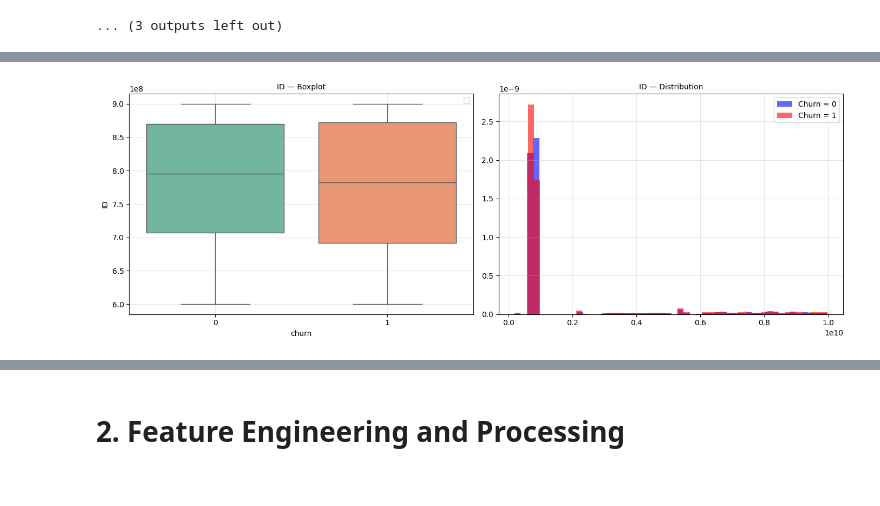
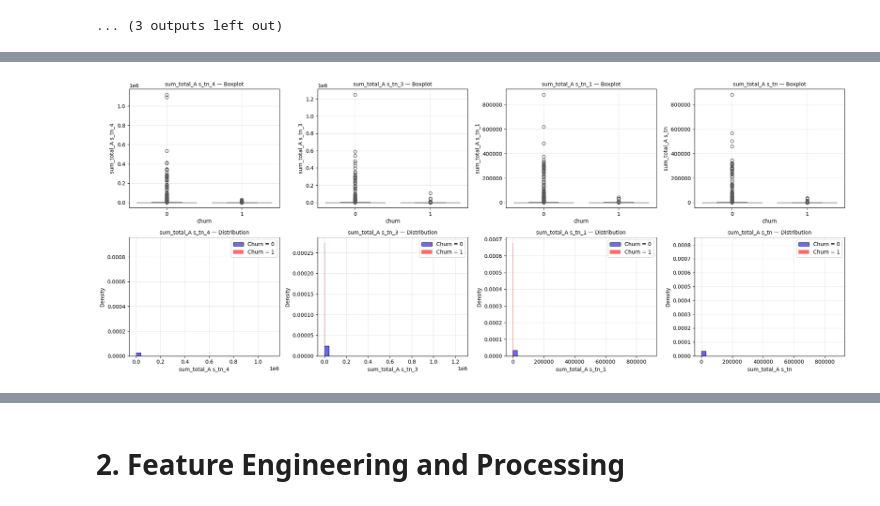
Before and after one commit to outlook1227/Python-Notebook-for-Dataset, a Jupyter notebook: Viettel Customer Analysis/Viettel_Churn.ipynb, the cells around one changed output, grey strips where cells are left out. Drawn from its saved outputs; the diff is of its cells as text; code cells hidden in the pictures.

```diff
--- a/Viettel Customer Analysis/Viettel_Churn.ipynb
+++ b/Viettel Customer Analysis/Viettel_Churn.ipynb
@@ -297,6 +312,7 @@ correlations = df_full.drop(columns=["churn"], errors="ignore").corr(method="pea
 corr_pairs = (correlations.where(np.triu(np.ones(correlations.shape), k = 1).astype(bool))
               .stack()
               .reset_index())
+cum_col = [col for col in correlations.columns if col.startswith('sum_total_use_charge')]
 corr_pairs.columns = ["Feature_1", "Feature_2", "Correlation"]
 
 # Sort correlation values descending
@@ -355,6 +371,9 @@ if drop_candidates:
 else:
   print("  - No strong correlations found about threshold.")
 
+# Store top features for later use
+TOP_PREDICTIVE_FEATURES = top_corr["Feature_1"].head(N).tolist()
+
 print("=" * 10, "CORRELATION ANALYSIS COMPLETED", "=" * 10)
 # %% [output]
 ========== FEATURE CORRELATION ANALYSIS ==========
@@ -427,12 +446,14 @@ original_shape = df_full.shape
 df = df_full.drop(columns=features_to_remove, errors = "ignore")
 print(f"Shape: {original_shape} → {df.shape}")
 
-# Remove the duplicates. These features have not survived.
+# Create the modeling_features from the available_features
 modeling_features = []
 for features_list in feature_groups.values():
   modeling_features.extend(features_list)
 
-modeling_features = [col for col in modeling_features if col not in features_to_remove]
+# Remove the duplicates. These features have not survived.
+modeling_features = list(dict.fromkeys(modeling_features))
+modeling_features = [col for col in modeling_features if col in df.columns]
 
 # Classify for type of data
 numeric_features = [f for f in modeling_features if f in df.select_dtypes(include=[np.number]).columns]
@@ -660,27 +681,36 @@ max            10222.00          12566.00          19279.00
 [figure]
 ... (3 outputs left out)
 # %%
-def analyze_numeric_features(df, target, features, max_features=5):
-    """
-    - features: list features còn lại sau khi lọc tương quan (remaining_features)
-    - max_features: số features quan trọng nhất
-    """
-    numeric_feats = df[features].select_dtypes(include=[np.number]).columns.tolist()
-    numeric_feats = numeric_feats[:max_features]
+def analyze_numeric_features(features, max_features):
+  """
+  - features: list features còn lại sau đó lọc tương quan (remaining_features)
+  - max_features: số features quan trọng nhất
+  """
+  if not features:
+      print("No numeric features to analyze.")
+      return
 
-    print(f"📊 Analyzing top {len(numeric_feats)} numeric features vs {target}\n")
+  print(f"ANALYZING NUMERIC FEATURES and TARGET")
+  if 'TOP_PREDICTIVE_FEATURES' in globals():
+      analysis_features = [f for f in TOP_PREDICTIVE_FEATURES if f in features][:max_features]
+  else:
+      # Fix: Assign to analysis_features here as well
+      analysis_features = features[:max_features]
 
-    for feature in numeric_feats:
-        group0 = df[df[target] == 0][feature]
-        group1 = df[df[target] == 1][feature]
+  print(f"📊 Analyzing top {len(analysis_features)} numeric features vs {"churn"}")
+  print(f"Selected features: {analysis_features}")
+  for feature in analysis_features:
+      group0 = df[df["churn"] == 0][feature].dropna()
+      group1 = df[df["churn"] == 1][feature].dropna()
 
-        # --- Statistical tests ---
+      # --- Statistical tests ---
+      try:
         mw_stat, mw_p = mannwhitneyu(group0, group1, alternative="two-sided")
         ks_stat, ks_p = ks_2samp(group0, group1)
 
-        print(f"🔹 Feature: {feature}")
-        print(f"Mean (0): {group0.mean():.3f}, Std(0): {group0.std():.3f}")
-        print(f"Mean (1): {group1.mean():.3f}, Std(1): {group1.std():.3f}")
+        print(f"\n🔹Feature: {feature}")
+        print(f"Mean (0): {group0.mean():.3f}, Std (0): {group0.std():.3f}")
+        print(f"Mean (1): {group1.mean():.3f}, Std (1): {group1.std():.3f}")
         print(f"➤ Mann–Whitney p = {mw_p:.3e}")
         print(f"➤ KS test p      = {ks_p:.3e}")
 
@@ -690,25 +720,38 @@ def analyze_numeric_features(df, target, features, max_features=5):
             print("✔ Statistically significant")
         else:
             print("❌ No significant difference between groups")
+      except:
+        print(f"\n{feature}: Unable to perform statistical tests")
 
-        # --- Visualization ---
-        fig, ax = plt.subplots(1, 2, figsize=(14, 5))
+  # --- Visualization ---
+  if analysis_features:
+    n_features = len(analysis_features)
+    fig, axes = plt.subplots(2, n_features, figsize=(5 * n_features, 8))
 
-        # Boxplot
-        sns.boxplot(data=df, x=target, y=feature, ax=ax[0], palette="Set2", showfliers=False)
-        ax[0].set_title(f"{feature} — Boxplot",  fontsize = 10)
-        ax[0].legend()
-        ax[0].grid(alpha=0.3)
+    if n_features == 1:
+        axes = np.array(axes).reshape(-1, 1)
 
-        ax[1].hist(group0, bins=50, alpha=0.6, label="Churn = 0", density=True, color="blue")
-        ax[1].hist(group1, bins=50, alpha=0.6, label="Churn = 1", density=True, color="red")
-        ax[1].set_title(f"{feature} — Distribution", fontsize = 10)
-        ax[1].legend()
-        ax[1].grid(alpha=0.3)
+    for i, feature in enumerate(analysis_features):
+      current_ax_boxplot = axes[0][i]
+      current_ax_hist = axes[1][i]
 
-        plt.tight_layout()
-        plt.show()
+      # Boxplot
+      sns.boxplot(data=df, x="churn", y=feature, ax=current_ax_boxplot, palette="Set2")
+      current_ax_boxplot.set_title(f"{feature} — Boxplot",  fontsize = 10)
+      current_ax_boxplot.grid(alpha=0.3)
 
-top_numeric_features = remaining_features[:5]
-analyze_numeric_features(df_full, target="churn", features=top_numeric_features)
+      # Histogram overlay
+      group0 = df[df["churn"] == 0][feature].dropna()
+      group1 = df[df["churn"] == 1][feature].dropna()
+
+      sns.histplot(group0, bins=30, alpha=0.6, label="Churn = 0", stat='density', color="blue", ax=current_ax_hist)
+      sns.histplot(group1, bins=30, alpha=0.6, label="Churn = 1", stat='density', color="red", ax=current_ax_hist)
+      current_ax_hist.set_title(f"{feature} — Distribution", fontsize = 10)
+      current_ax_hist.legend()
+      current_ax_hist.grid(alpha=0.3)
+
+    plt.tight_layout()
+    plt.show()
+
+analyze_numeric_features(numeric_features, max_features = 4)
 # %% [output]
@@ -723 +775 @@ Mean (1): 1691479811.721, Std(1): 2307225417.580
-[figure, old version]
+[figure, new version]
```
Also changed, not shown: parts of 22 cells of this notebook.
